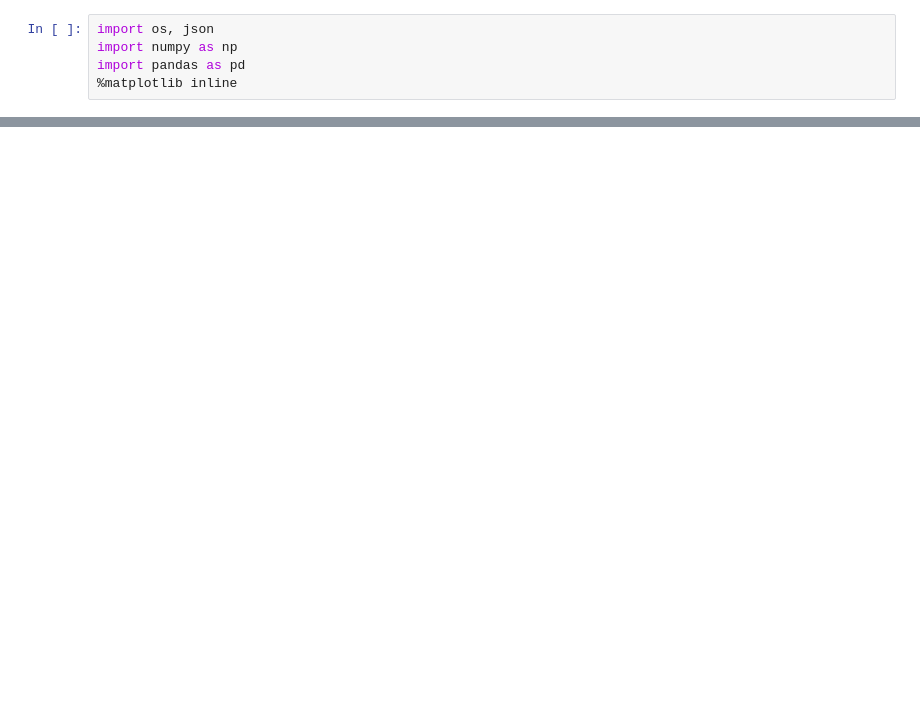
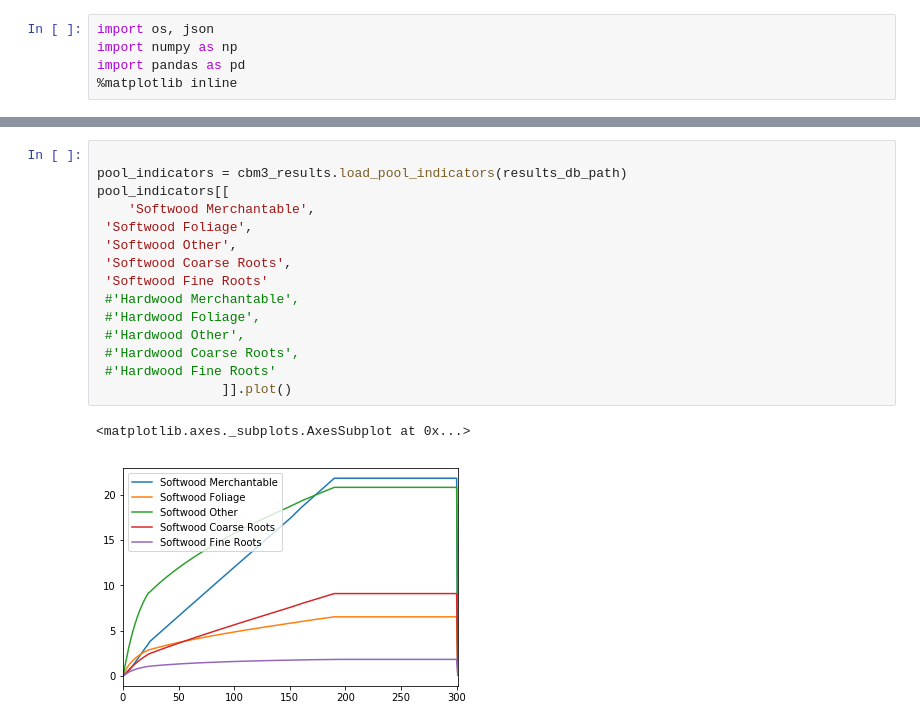
Before and after one commit to cat-cfs/libcbm_py, a Jupyter notebook: growth_curve_testing.ipynb, the cells around one changed output, grey strips where cells are left out. Drawn from its saved outputs; the diff is of its cells as text; blank space fills up the shorter version.

Commit message:
matching result in growth curve test

```diff
--- a/growth_curve_testing.ipynb
+++ b/growth_curve_testing.ipynb
@@ -106,0 +193,18 @@ def run_libCBM():
+# %%
+
+pool_indicators = cbm3_results.load_pool_indicators(results_db_path)
+pool_indicators[[
+    'Softwood Merchantable',
+ 'Softwood Foliage',
+ 'Softwood Other',
+ 'Softwood Coarse Roots',
+ 'Softwood Fine Roots'
+ #'Hardwood Merchantable',
+ #'Hardwood Foliage',
+ #'Hardwood Other',
+ #'Hardwood Coarse Roots',
+ #'Hardwood Fine Roots'
+                ]].plot()
+# %% [output]
+<matplotlib.axes._subplots.AxesSubplot at 0x...>
+[figure, added]
```
Also changed, not shown: parts of 9 cells of this notebook, 1 other file.
